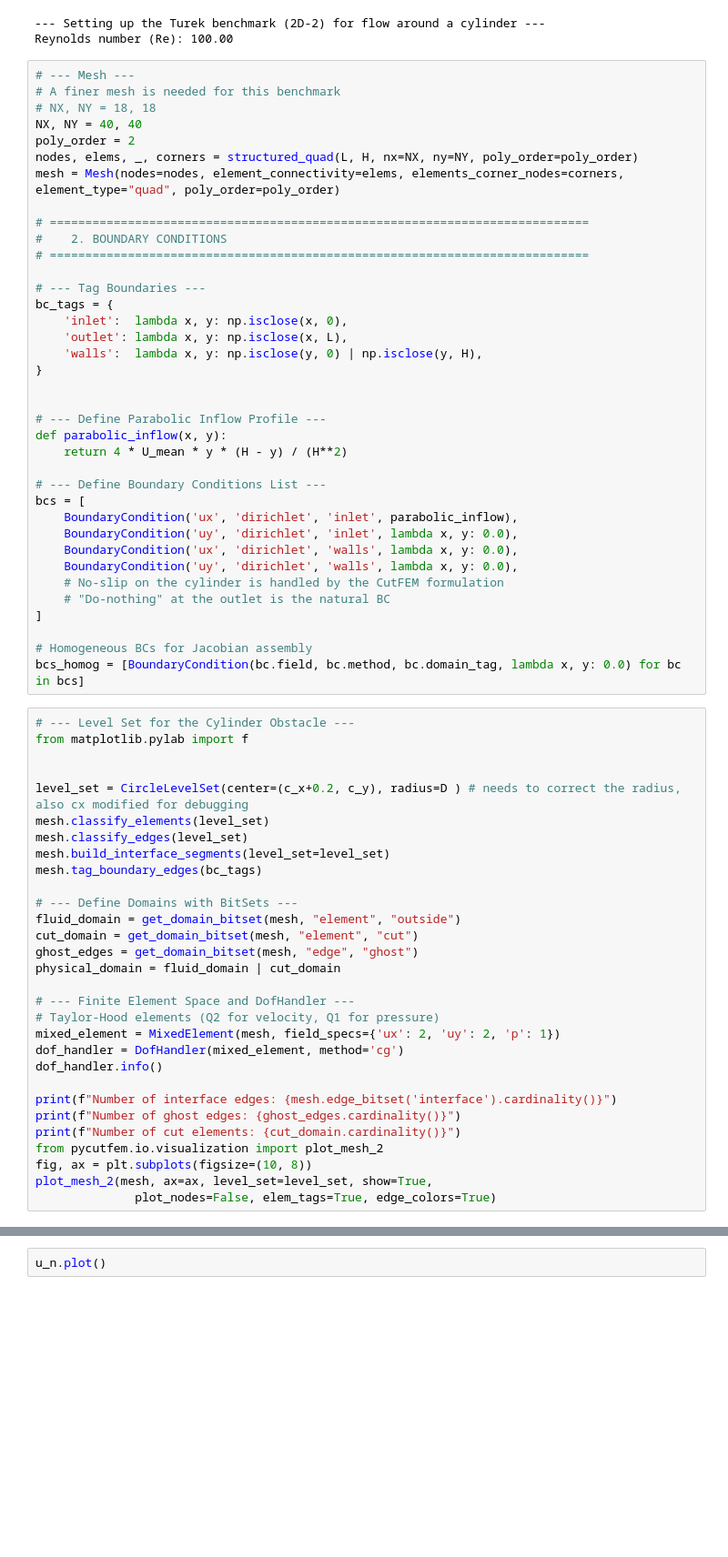
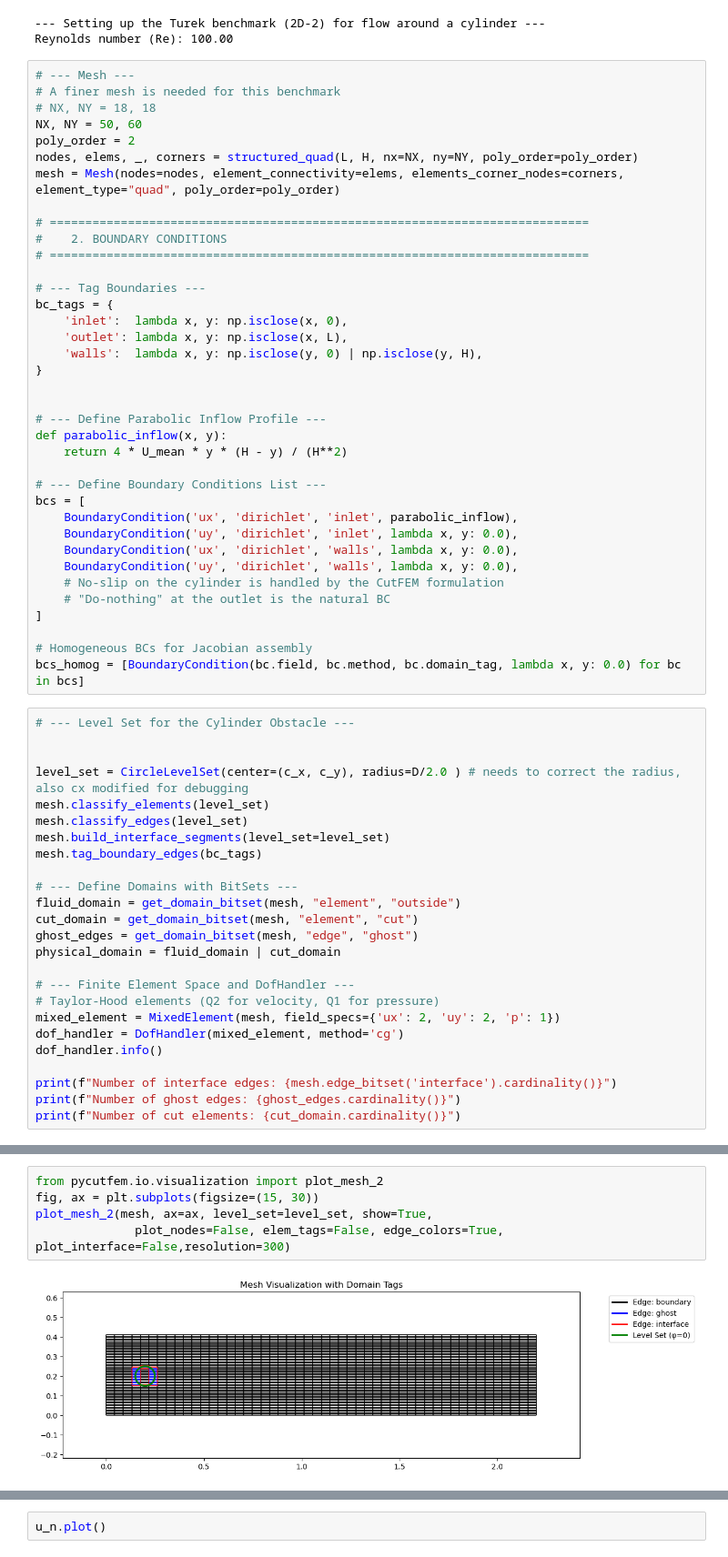
Before and after one commit to Jamal-dev/pycutfem, a Jupyter notebook: examples/turek_benchmark.ipynb, the cells around one changed output, grey strips where cells are left out. Shown: that part at 91% size. Saved outputs shown, nothing was run; the diff lists cells and outputs as text; blank space fills up the shorter version.

```diff
--- a/examples/turek_benchmark.ipynb
+++ b/examples/turek_benchmark.ipynb
@@ -59,7 +59,7 @@ Reynolds number (Re): 100.00
 # --- Mesh ---
 # A finer mesh is needed for this benchmark
 # NX, NY = 18, 18
-NX, NY = 40, 40
+NX, NY = 50, 60
 poly_order = 2
 nodes, elems, _, corners = structured_quad(L, H, nx=NX, ny=NY, poly_order=poly_order)
 mesh = Mesh(nodes=nodes, element_connectivity=elems, elements_corner_nodes=corners, element_type="quad", poly_order=poly_order)
@@ -94,10 +94,9 @@ bcs = [
 bcs_homog = [BoundaryCondition(bc.field, bc.method, bc.domain_tag, lambda x, y: 0.0) for bc in bcs]
 # %%
 # --- Level Set for the Cylinder Obstacle ---
-from matplotlib.pylab import f
 
 
-level_set = CircleLevelSet(center=(c_x+0.2, c_y), radius=D ) # needs to correct the radius, also cx modified for debugging
+level_set = CircleLevelSet(center=(c_x, c_y), radius=D/2.0 ) # needs to correct the radius, also cx modified for debugging
 mesh.classify_elements(level_set)
 mesh.classify_edges(level_set)
 mesh.build_interface_segments(level_set=level_set)
@@ -118,9 +117,5 @@ dof_handler.info()
 print(f"Number of interface edges: {mesh.edge_bitset('interface').cardinality()}")
 print(f"Number of ghost edges: {ghost_edges.cardinality()}")
 print(f"Number of cut elements: {cut_domain.cardinality()}")
-from pycutfem.io.visualization import plot_mesh_2
-fig, ax = plt.subplots(figsize=(10, 8))
-plot_mesh_2(mesh, ax=ax, level_set=level_set, show=True,
-              plot_nodes=False, elem_tags=True, edge_colors=True)
 # %% [output]
 === DofHandler (CG) ===
@@ -135,0 +129,7 @@ Number of cut elements: 48
+# %%
+from pycutfem.io.visualization import plot_mesh_2
+fig, ax = plt.subplots(figsize=(15, 30))
+plot_mesh_2(mesh, ax=ax, level_set=level_set, show=True,
+              plot_nodes=False, elem_tags=False, edge_colors=True, plot_interface=False,resolution=300)
+# %% [output]
+[figure, added]
```
Also changed, not shown: parts of 5 cells of this notebook, 9 other files.
